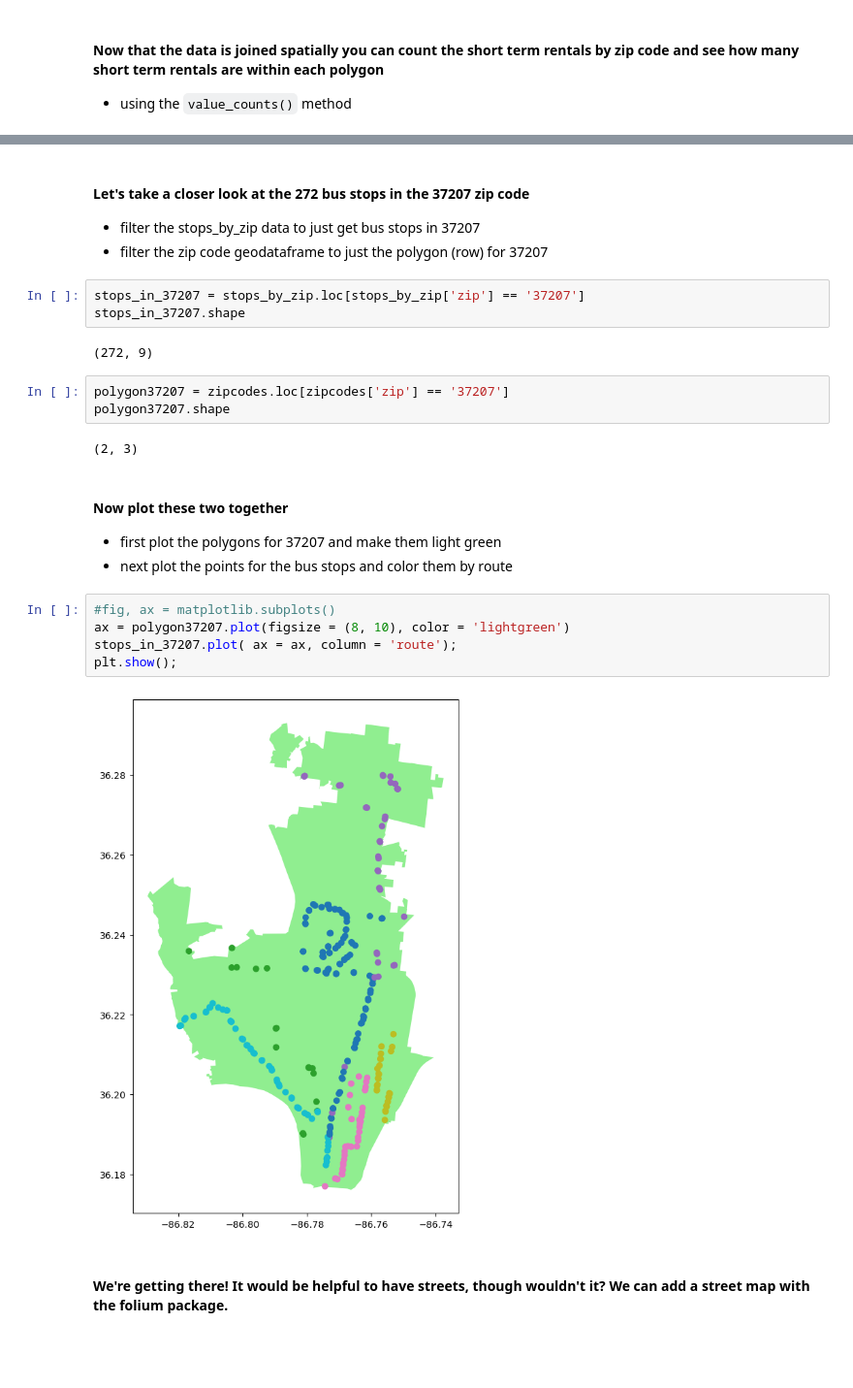
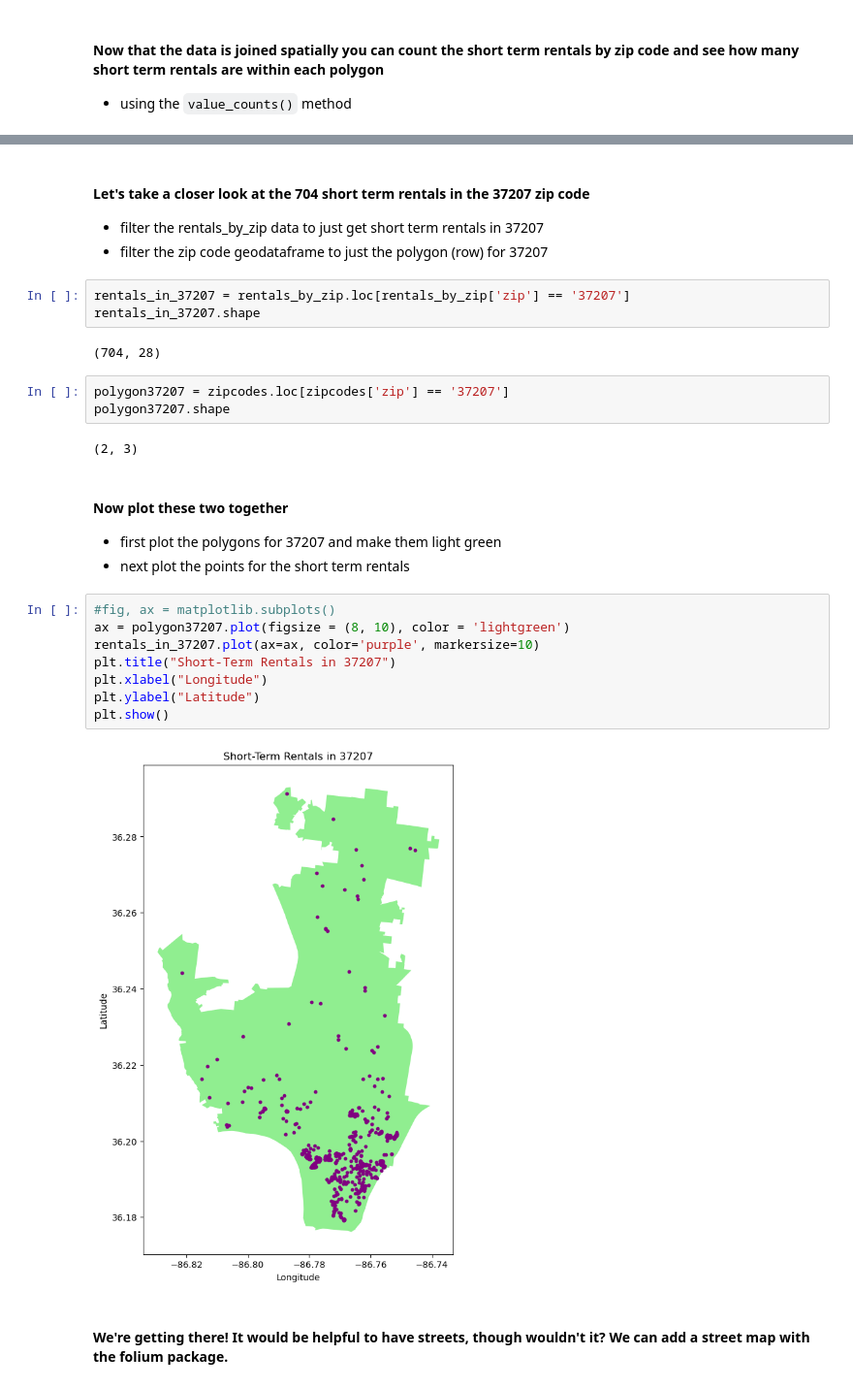
Before and after one commit to NSS-Data-Analytics-Cohort-14/geospatial-1-1-da14-Hannah00Donnelly, a Jupyter notebook: notebooks/geospatial_intro_hdonnelly.ipynb, the cells around one changed output, grey strips where cells are left out. Shown at 97% size. Drawn from its saved outputs; the diff is of its cells as text; blank space fills up the shorter version.

```diff
--- a/notebooks/geospatial_intro_hdonnelly.ipynb
+++ b/notebooks/geospatial_intro_hdonnelly.ipynb
@@ -348,14 +348,14 @@ zip
 37064       1
 Name: count, dtype: int64
 # %% [markdown]
-#### Let's take a closer look at the 272 bus stops in the 37207 zip code
-- filter the stops_by_zip data to just get bus stops in 37207
+#### Let's take a closer look at the 704 short term rentals in the 37207 zip code
+- filter the rentals_by_zip data to just get short term rentals in 37207
 - filter the zip code geodataframe to just the polygon (row) for 37207
 # %%
-stops_in_37207 = stops_by_zip.loc[stops_by_zip['zip'] == '37207']
-stops_in_37207.shape
+rentals_in_37207 = rentals_by_zip.loc[rentals_by_zip['zip'] == '37207']
+rentals_in_37207.shape
 # %% [output]
-(272, 9)
+(704, 28)
 # %%
 polygon37207 = zipcodes.loc[zipcodes['zip'] == '37207']
 polygon37207.shape
@@ -364,14 +364,17 @@ polygon37207.shape
 # %% [markdown]
 #### Now plot these two together
 - first plot the polygons for 37207 and make them light green
-- next plot the points for the bus stops and color them by route
+- next plot the points for the short term rentals
 # %%
 #fig, ax = matplotlib.subplots()
 ax = polygon37207.plot(figsize = (8, 10), color = 'lightgreen')
-stops_in_37207.plot( ax = ax, column = 'route');
-plt.show();
+rentals_in_37207.plot(ax=ax, color='purple', markersize=10)
+plt.title("Short-Term Rentals in 37207")
+plt.xlabel("Longitude")
+plt.ylabel("Latitude")
+plt.show()
 # %% [output]
-[figure, old version]
+[figure, new version]
 # %% [markdown]
 #### We're getting there! It would be helpful to have streets, though wouldn't it? We can add a street map with the folium package.
 # %% [markdown]
```
Also changed, not shown: parts of 2 cells of this notebook.
